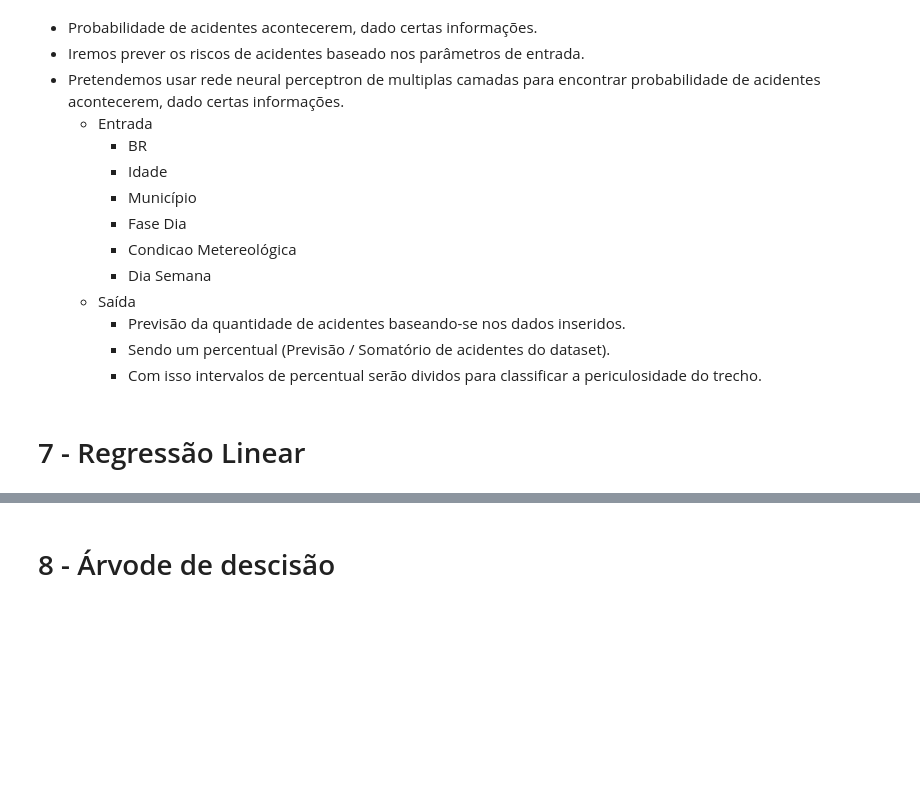
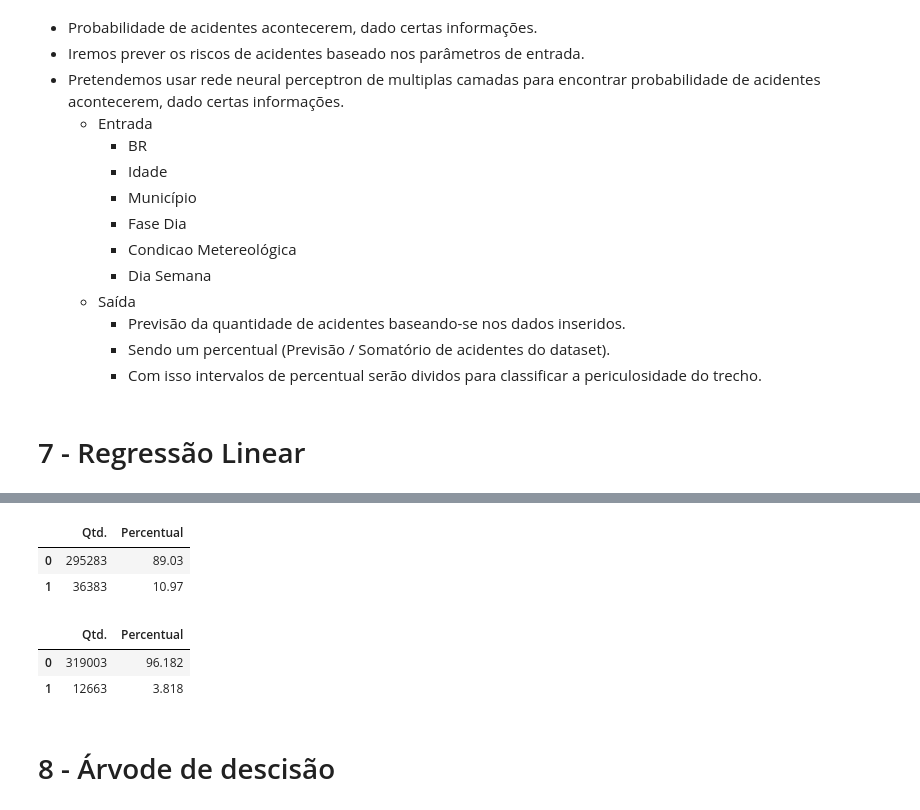
Before and after one commit to RenoirSampaio/DS-FinalProject, a Jupyter notebook: DS_FinalProject.ipynb, the cells around one changed output, grey strips where cells are left out. Saved outputs shown, nothing was run; the diff lists cells and outputs as text; code cells hidden in the pictures; blank space fills up the shorter version.

```diff
--- a/DS_FinalProject.ipynb
+++ b/DS_FinalProject.ipynb
@@ -537,3 +597,15 @@ caso[0]*1+caso[1]*5+caso[2]*10
+# %%
+freq(df.feridos_graves, plot=True)
+# %% [output]
+|  | Qtd. | Percentual |
+| 0 | 295283 | 89.03 |
+| 1 | 36383 | 10.97 |
+# %%
+freq(df.mortos, plot=True)
+# %% [output]
+|  | Qtd. | Percentual |
+| 0 | 319003 | 96.182 |
+| 1 | 12663 | 3.818 |
 # %% [markdown]
 # 8 - Árvode de descisão
 # %% [markdown]
```
Also changed, not shown: parts of 20 cells of this notebook.
